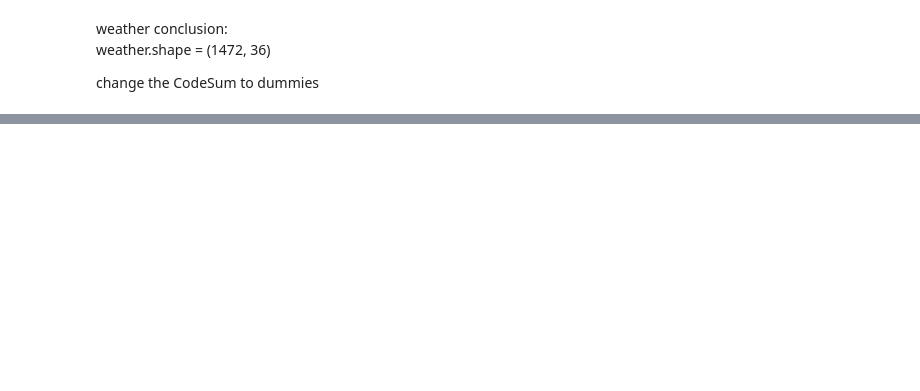
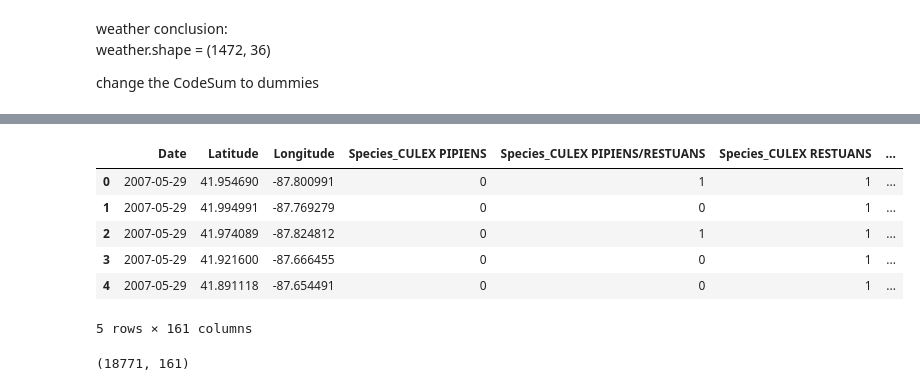
Before and after one commit to wilsonkwa/Project-4, a Jupyter notebook: codes/Project 4 - 1.0 Data understanding.ipynb, the cells around one changed output, grey strips where cells are left out. Saved outputs shown, nothing was run; the diff lists cells and outputs as text; code cells hidden in the pictures; blank space fills up the shorter version.

```diff
--- a/codes/Project 4 - 1.0 Data understanding.ipynb
+++ b/codes/Project 4 - 1.0 Data understanding.ipynb
@@ -338,0 +451,17 @@ test.head()
+# %%
+#do a groupby to combine the days where there are multiple trap rows
+#ie those traps that has more than 50 mosquitos
+
+combined_2 = combined.groupby(['Date','Trap']).agg({'Latitude':'max',
+                                                    'Longitude':'max',
+                                                    'Species_CULEX PIPIENS':'max',
+                                                    'Species_CULEX PIPIENS/RESTUANS':'max',
+                                                    'Species_CULEX RESTUANS':'max',
+                                                    'Species_CULEX SALINARIUS':'max',
+                                                    'Species_CULEX TARSALIS':'max',
+                                                    'Species_CULEX TERRITANS':'max',
+                                                    'Species_UNSPECIFIED CULEX':'max',
+                                                    'NumMosquitos':'sum',
+                                                    'WnvPresent':'max'})
+# %%
+combined_2.reset_index(inplace=True)
@@ -338,0 +472,21 @@ test.head()
+# %%
+#Once we have combined all traps, we can use dummy variables on the Trap column
+column = ['Trap']
+combined_2 = pd.get_dummies(data = combined_2, prefix=column, columns = column, drop_first=True)
+# %%
+#filtering the Year out of the Date column
+combined_2['Year'] = combined_2['Date'].dt.year
+# %%
+combined_2.head()
+# %% [output]
+|  | Date | Latitude | Longitude | Species_CULEX PIPIENS | Species_CULEX PIPIENS/RESTUANS | Species_CULEX RESTUANS | ... |
+| 0 | 2007-05-29 | 41.954690 | -87.800991 | 0 | 1 | 1 | ... |
+| 1 | 2007-05-29 | 41.994991 | -87.769279 | 0 | 0 | 1 | ... |
+| 2 | 2007-05-29 | 41.974089 | -87.824812 | 0 | 1 | 1 | ... |
+| 3 | 2007-05-29 | 41.921600 | -87.666455 | 0 | 0 | 1 | ... |
+| 4 | 2007-05-29 | 41.891118 | -87.654491 | 0 | 0 | 1 | ... |
+5 rows × 161 columns
+# %%
+combined_2.shape
+# %% [output]
+(18771, 161)
```
Also changed, not shown: parts of 39 cells of this notebook, 10 other files.
